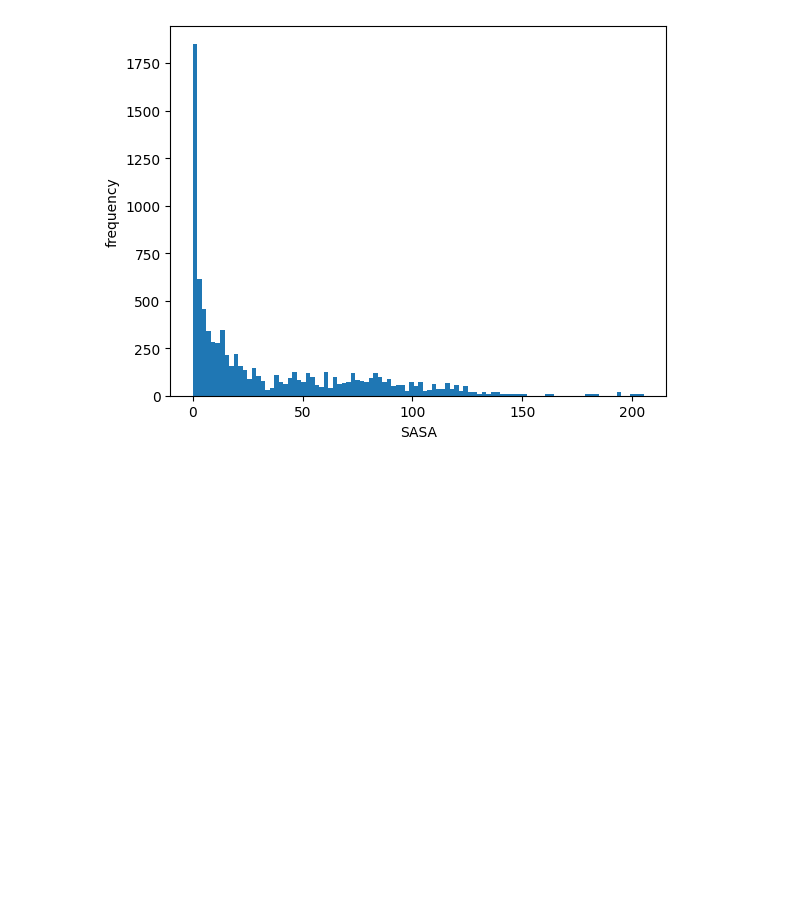
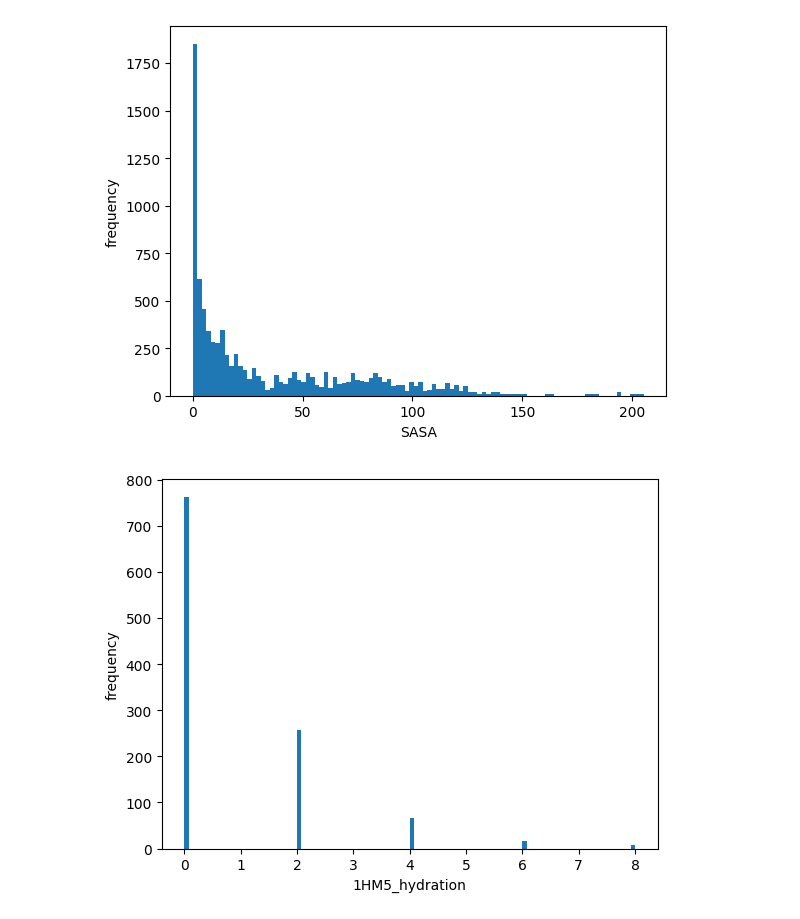
Before and after one commit to GCS-ZHN/gcszhn_pymol_plugin, a Jupyter notebook: test.ipynb, the cells around one changed output. Drawn from its saved outputs; the diff is of its cells as text; code cells hidden in the pictures; blank space fills up the shorter version.

Commit message:
feat: hydration molecule annotation

```diff
--- a/test.ipynb
+++ b/test.ipynb
@@ -2,7 +2,7 @@
 from pymol import cmd, finish_launching
 finish_launching()
 # %%
-obj_name = cmd.fetch('1HM5')
-# cmd.load('1HM5.pse')
+# obj_name = cmd.fetch('1HM5')
+cmd.load('1HM5.pse')
 # %%
 from gcszhn_plugin import __init_plugin__
@@ -115,2 +126,6 @@ show_only()
+# %%
+plot_hist('1HM5_hydration', '1HM5_hydration and name CA')
+# %% [output]
+[figure, added]
 # %%
 cmd.save('1HM5.pse')
```
Also changed, not shown: parts of 7 cells of this notebook, 7 other files.
